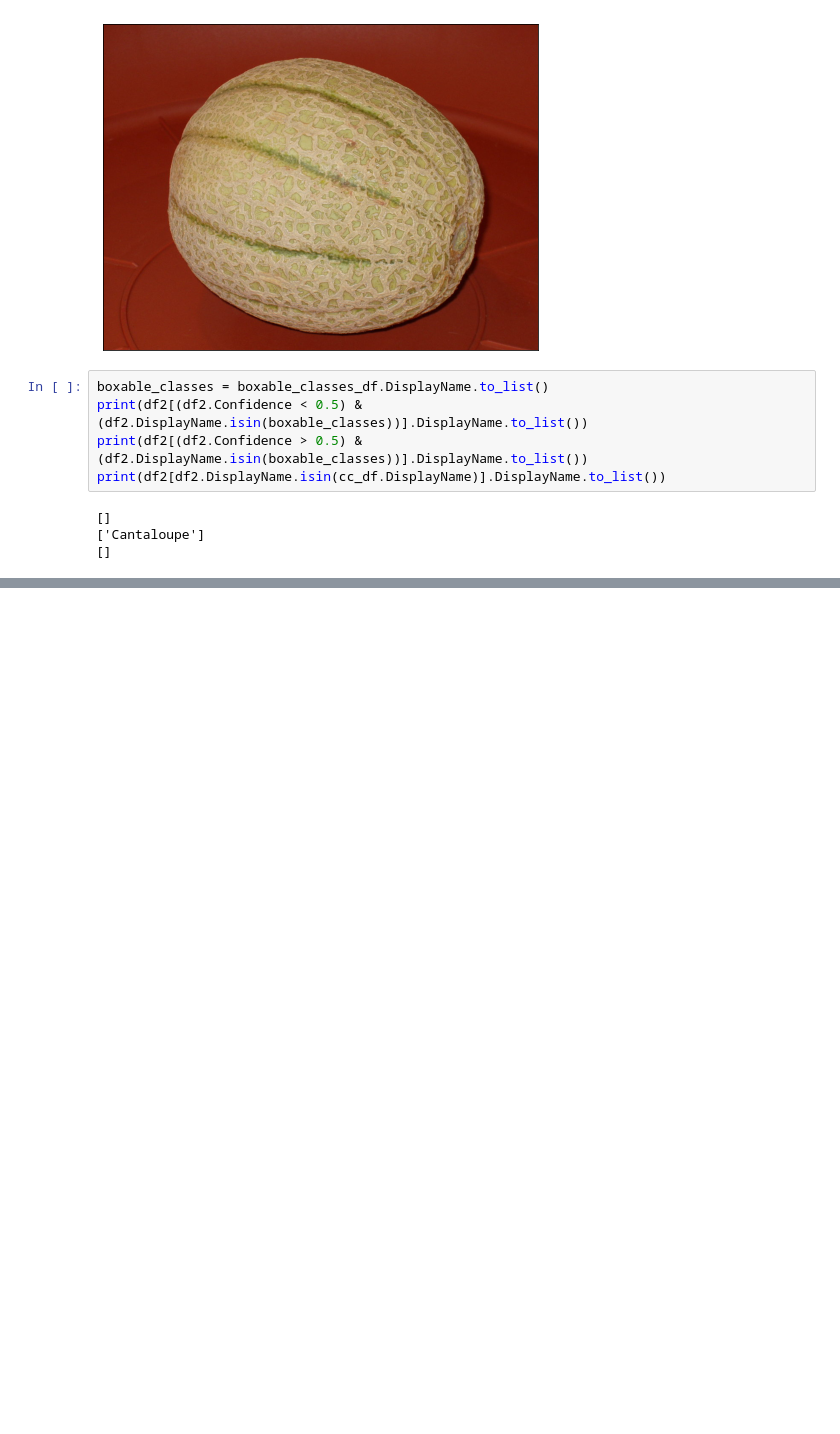
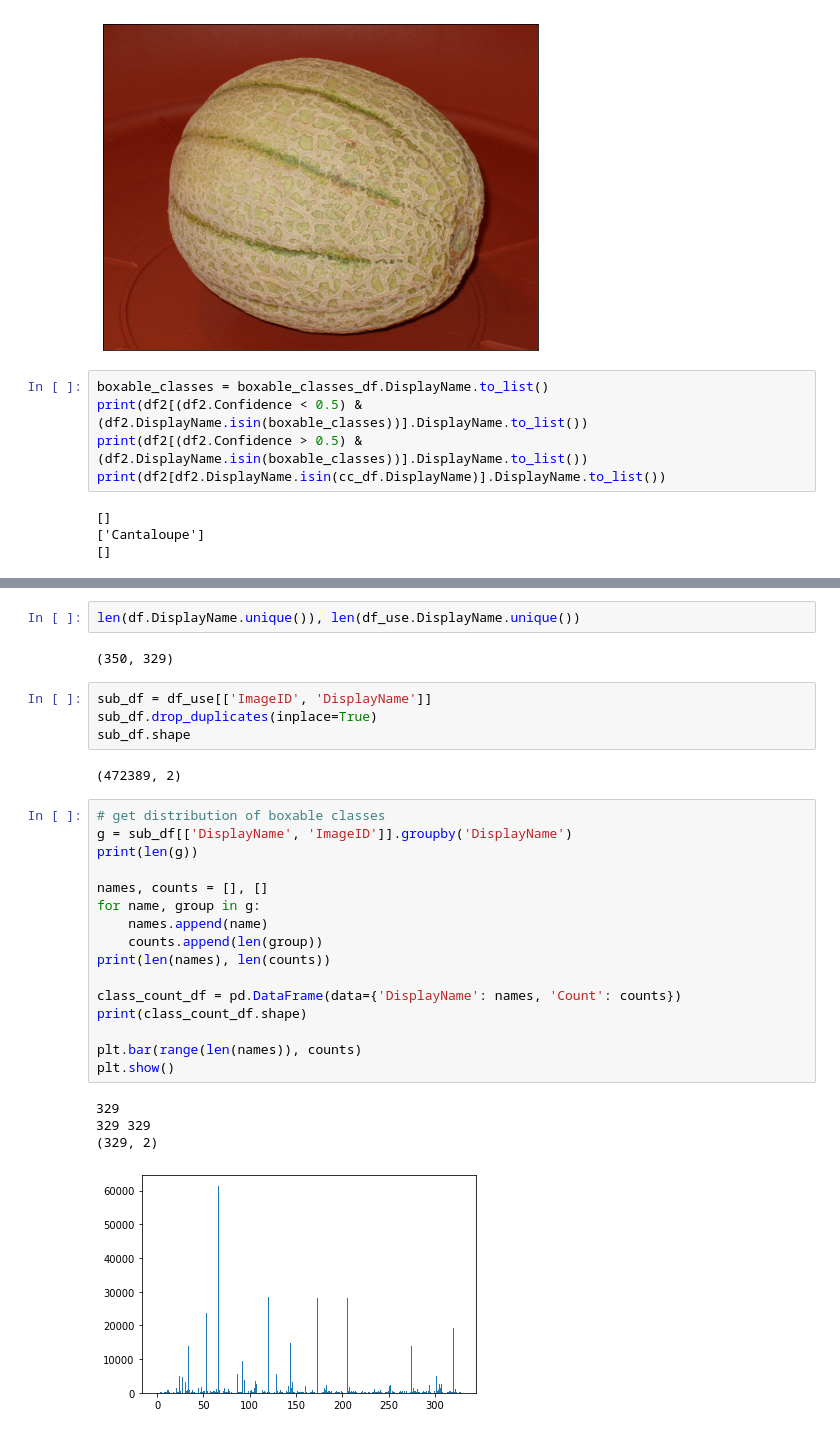
Before and after one commit to liyubrt/notebooks, a Jupyter notebook: pretrain_vit/OpenImages.ipynb, the cells around one changed output, grey strips where cells are left out. Saved outputs shown, nothing was run; the diff lists cells and outputs as text; blank space fills up the shorter version.

```diff
--- a/pretrain_vit/OpenImages.ipynb
+++ b/pretrain_vit/OpenImages.ipynb
@@ -301,0 +380,31 @@ print(df2[df2.DisplayName.isin(cc_df.DisplayName)].DisplayName.to_list())
+# %%
+len(df.DisplayName.unique()), len(df_use.DisplayName.unique())
+# %% [output]
+(350, 329)
+# %%
+sub_df = df_use[['ImageID', 'DisplayName']]
+sub_df.drop_duplicates(inplace=True)
+sub_df.shape
+# %% [output]
+(472389, 2)
+# %%
+# get distribution of boxable classes
+g = sub_df[['DisplayName', 'ImageID']].groupby('DisplayName')
+print(len(g))
+
+names, counts = [], []
+for name, group in g:
+    names.append(name)
+    counts.append(len(group))
+print(len(names), len(counts))
+
+class_count_df = pd.DataFrame(data={'DisplayName': names, 'Count': counts})
+print(class_count_df.shape)
+
+plt.bar(range(len(names)), counts)
+plt.show()
+# %% [output]
+329
+329 329
+(329, 2)
+[figure, added]
```
Also changed, not shown: parts of 11 cells of this notebook, 3 other files.
